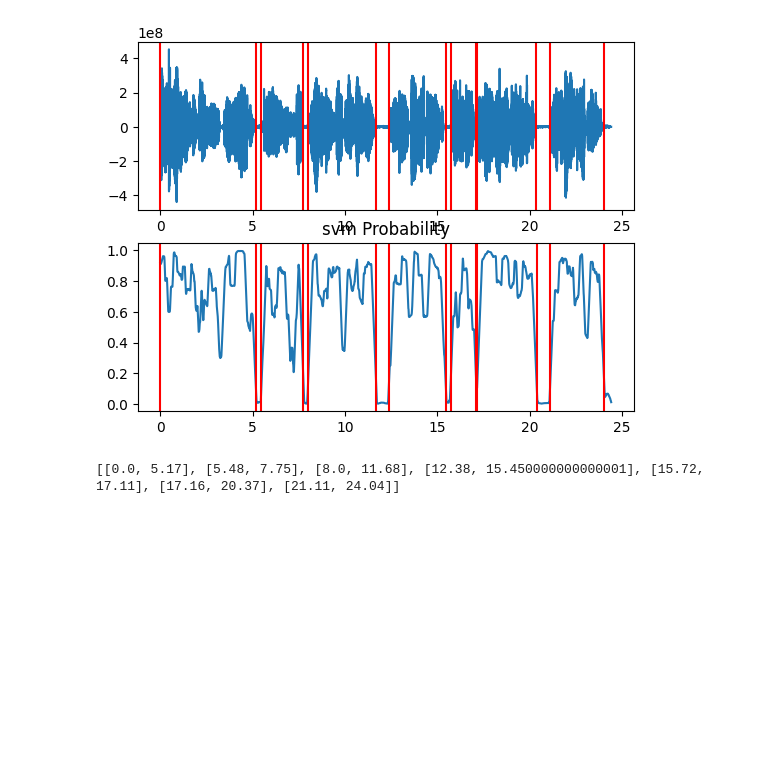
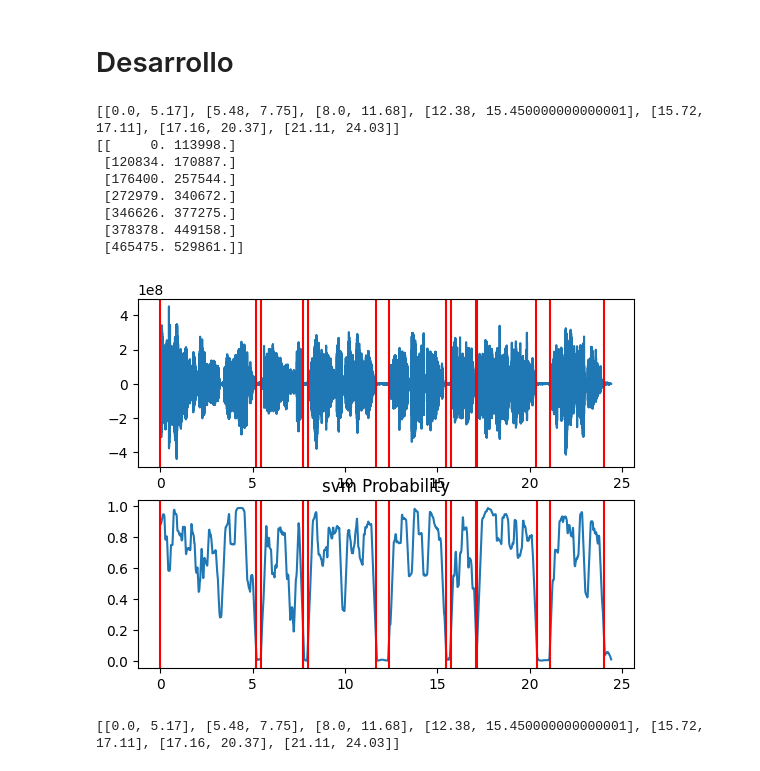
Before and after one commit to Misley-tech/MapaDeVoces, a Jupyter notebook: AudioChunker/audioSegmentation.ipynb, the cells around one changed output. Drawn from its saved outputs; the diff is of its cells as text; code cells hidden in the pictures; blank space fills up the shorter version.

```diff
--- a/AudioChunker/audioSegmentation.ipynb
+++ b/AudioChunker/audioSegmentation.ipynb
@@ -1,8 +103,11 @@
+# %% [markdown]
+# Desarrollo
 # %%
 from pyAudioAnalysis import audioBasicIO as aIO
 from pyAudioAnalysis import audioSegmentation as aS
 # %%
-[Fs, x] = aIO.read_audio_file("C:/Users/Asus/OneDrive/Escritorio/MapaDeVoces/AlgoritmoZeroPadding/Crudos/E25_crudo.wav")
+path = 'C:/Users/Asus/OneDrive/Escritorio/MapaDeVoces/AudioChunker/Crudos/E25_crudo.wav'
+[Fs, x] = aIO.read_audio_file(path)
 segments = aS.silence_removal(
     x,
     Fs,
@@ -10,9 +115,66 @@ segments = aS.silence_removal(
     0.01,
     smooth_window = 0.3,
     weight = 0.1,
-    plot = True
-    )
+    plot = False
+)
 print(segments)
+
+import numpy as np
+print(np.floor(np.dot(Fs,segments)))
 # %% [output]
-[figure, removed]
-[[0.0, 5.17], [5.48, 7.75], [8.0, 11.68], [12.38, 15.450000000000001], [15.72, 17.11], [17.16, 20.37], [21.11, 24.04]]
+[[0.0, 5.17], [5.48, 7.75], [8.0, 11.68], [12.38, 15.450000000000001], [15.72, 17.11], [17.16, 20.37], [21.11, 24.03]]
+[[     0. 113998.]
+ [120834. 170887.]
+ [176400. 257544.]
+ [272979. 340672.]
+ [346626. 377275.]
+ [378378. 449158.]
+ [465475. 529861.]]
+# %%
+import librosa
+
+path = 'C:/Users/Asus/OneDrive/Escritorio/MapaDeVoces/AudioChunker/Crudos/E25_crudo.wav'
+[Fs, x] = aIO.read_audio_file(path)
+segments = aS.silence_removal(
+    x,
+    Fs,
+    0.05,
+    0.01,
+    smooth_window = 0.3,
+    weight = 0.1,
+    plot = True
+)
+
+print(segments)
+# filename = 'C:/Users/Asus/OneDrive/Escritorio/MapaDeVoces/AudioChunker/Crudos/E25_crudo.wav'
+# sil_time = 0.01
+
+# def silence_start_end(filename,segments, sil_time):
+#     '''
+#     Te entrega cuando inicia y finaliza el silencio
+#     cada uno de los silencios encontrados
+#     input:
+#         filename= audio file path
+#         segments= Active segment output from pyaudoanalysis
+#         sil_time = Silence time/ Time threshold above which silence to be considered
+#     returns:
+#         silencios = [(start_sil_1,end_sil_1),(start_sil_2,end_sil_2),...,(start_sil_n,end_sil_n)]
+#     '''
+#     silencios=[]
+#     tmp=0
+#     n=len(segments)
+#     for  idx,t in enumerate(segments):
+#         if t[0]-tmp>=sil_time:
+#             silencios.append((tmp,t[0]))
+#         tmp=t[1]
+#         if idx==n-1:
+#             fn=librosa.get_duration(filename=filename)
+#             if fn-tmp>=sil_time:
+#                 silencios.append((tmp,fn))
+#     return silencios
+
+# silencios = silence_start_end(filename, segments, sil_time)
+# print(silencios)
+# %% [output]
+[figure, added]
+[[0.0, 5.17], [5.48, 7.75], [8.0, 11.68], [12.38, 15.450000000000001], [15.72, 17.11], [17.16, 20.37], [21.11, 24.03]]
```
Also changed, not shown: parts of 9 cells of this notebook.
